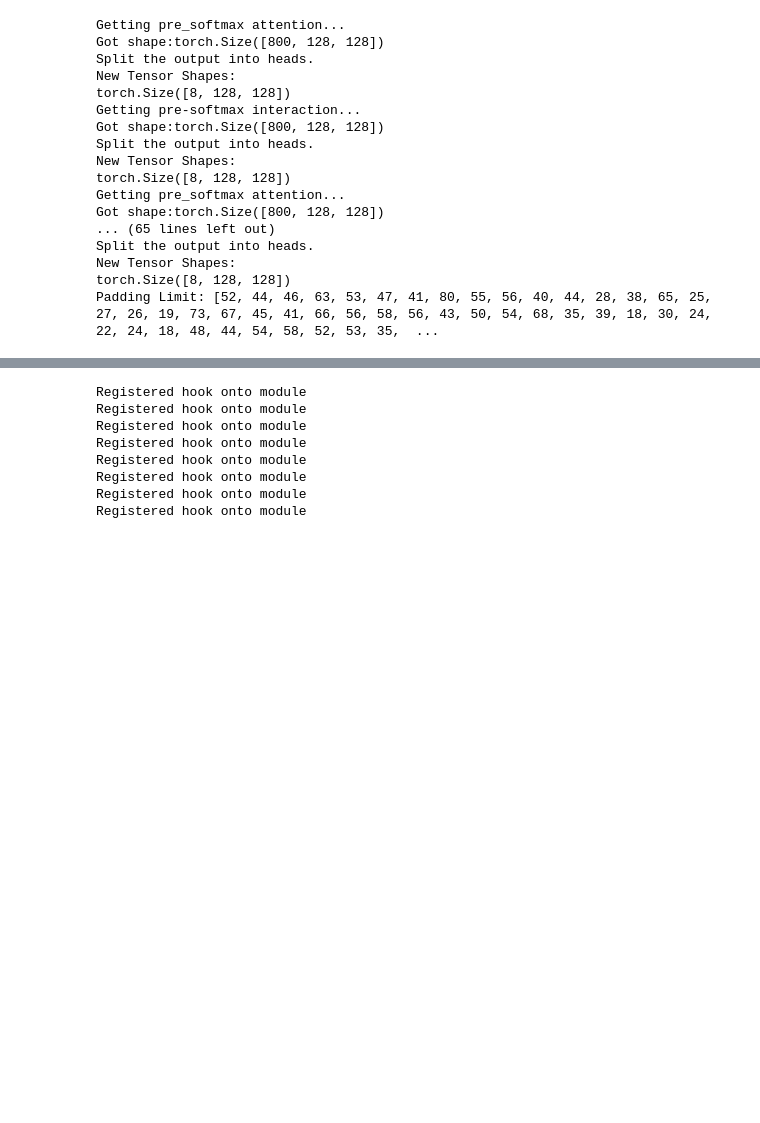
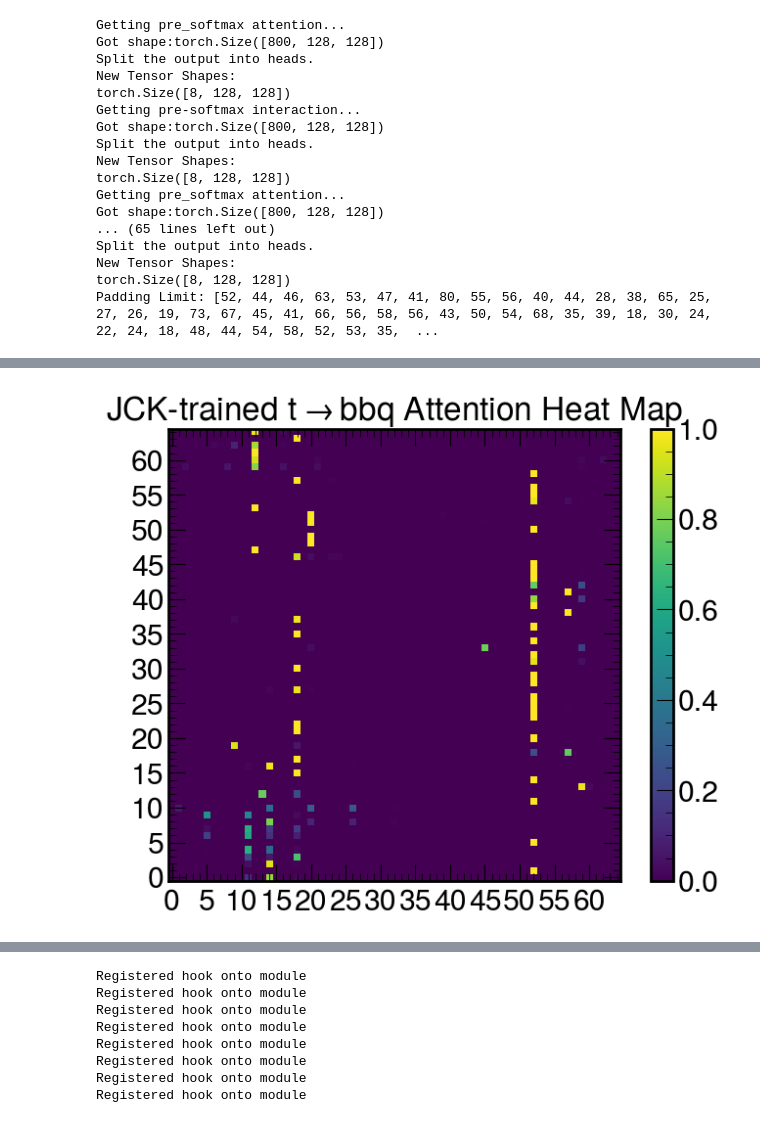
Before and after one commit to tim-legge/ParT_Interpretability, a Jupyter notebook: JetClass_kin_binary_AttentionGraphs.ipynb, the cells around one changed output, grey strips where cells are left out. Cells and saved outputs as stored; diff of their text form; code cells hidden in the pictures; blank space fills up the shorter version.

```diff
--- a/JetClass_kin_binary_AttentionGraphs.ipynb
+++ b/JetClass_kin_binary_AttentionGraphs.ipynb
@@ -2664,0 +2802,8 @@ print(jck_jet_num)
+# %%
+jck_binary_model.eval()
+with torch.no_grad():
+    jck_y_pred= jck_binary_model(torch.from_numpy(qcd_pf_points),torch.from_numpy(qcd_pf_features),
+                                 torch.from_numpy(qcd_pf_vectors),torch.from_numpy(qcd_pf_mask))
+qcd_attention = jck_binary_model.get_attention_matrix()
+jck_interaction = jck_binary_model.get_interactionMatrix()
+qcd_hadronic_qcd_padding = jck_binary_model_hooks.get_padding(jck_binary_model_hooks.pre_softmax_attentions, qcd_pf_mask)
@@ -2699,0 +2863,30 @@ plt.show()
+# %%
+import numpy as np
+import matplotlib.pyplot as plt
+
+jet = 4
+head = 1
+
+# Plotting the attention matrix with the origin in the lower left
+plt.figure(figsize=(8, 6))  # Adjust figure size as needed
+
+# Visualizing a specific part of the attention matrix
+plt.imshow(qcd_attention[7][jet][head, 0:qcd_hadronic_qcd_padding[jet], 0:qcd_hadronic_qcd_padding[jet]], origin='lower', cmap='viridis')
+
+# Adding colorbar
+plt.colorbar()
+
+# Set the x and y ticks to integer values
+plt.xticks(np.arange(0, qcd_hadronic_qcd_padding[jet], step=5))  # Set x-axis ticks as integers with step size of 5
+plt.yticks(np.arange(0, qcd_hadronic_qcd_padding[jet], step=5))  # Same for y-axis
+plt.title(r'JCK-trained $t\rightarrow bbq$ Attention Heat Map', fontsize=24)
+
+# Using LaTeX for the title in particle decay process format
+
+# Save the plot to a file
+#plt.savefig('JetClasskin_results/heatmaps/jck_heatmap_TTBarLep_head.pdf', bbox_inches="tight")
+
+# Show the plot
+plt.show()
+# %% [output]
+[figure, added]
```
Also changed, not shown: parts of 16 cells of this notebook, 4 other files.
